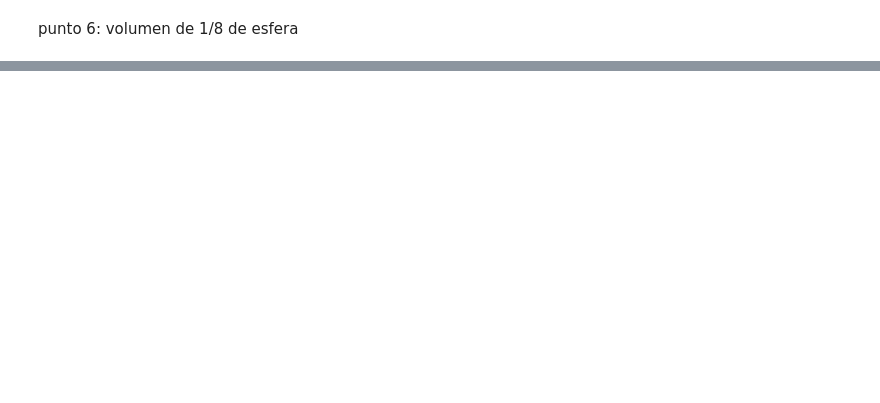
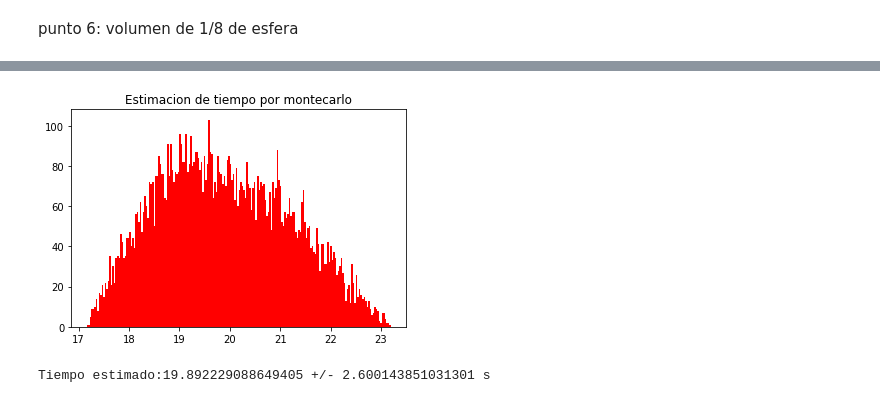
Before and after one commit to dai-dominikow/INSPT-computacion3, a Jupyter notebook: Trabajos-practicos/TP6 - montecarlo.ipynb, the cells around one changed output, grey strips where cells are left out. Drawn from its saved outputs; the diff is of its cells as text; code cells hidden in the pictures; blank space fills up the shorter version.

Commit message:
add errors by  montecarlo

```diff
--- a/Trabajos-practicos/TP6 - montecarlo.ipynb
+++ b/Trabajos-practicos/TP6 - montecarlo.ipynb
@@ -134,0 +163,26 @@ Vol montecarlo: 33.376 m^3. Vol definicion: 33.510321638291124m^3
+# %%
+g = 9.8 #m/s
+d = 10
+mu = 0.5
+
+#determino t0
+t0 = m.sqrt(2*d/mu*g)
+#y v0
+v0 = m.sqrt(2*d*mu*g)
+
+# para generar el random (multiplico por el doble del error (sigma) y sumo el  valor inicial -1)
+delta_mu = 0.2 #por que es  +- 0.1
+delta_d = 2 #por que es +-1
+MCmu = nprnd.rand(10000) * delta_mu + 0.40
+MCd =  nprnd.rand(10000) * delta_d  + 9
+# %%
+#calculo el tiempo
+MCt = np.sqrt(2*MCd/MCmu*g)
+plt.hist(MCt,bins=200, color= 'red')
+plt.title("Estimacion de tiempo por montecarlo")
+plt.show()
+#imprimo la incerteza del tiempo: para obtener el 95% de los valores voy a quedarme con 2*sigma
+print("Tiempo estimado:{} +/- {} s".format(MCt.mean(),2*MCt.std()))
+# %% [output]
+[figure, added]
+Tiempo estimado:19.892229088649405 +/- 2.600143851031301 s
```
Also changed, not shown: parts of 14 cells of this notebook.
